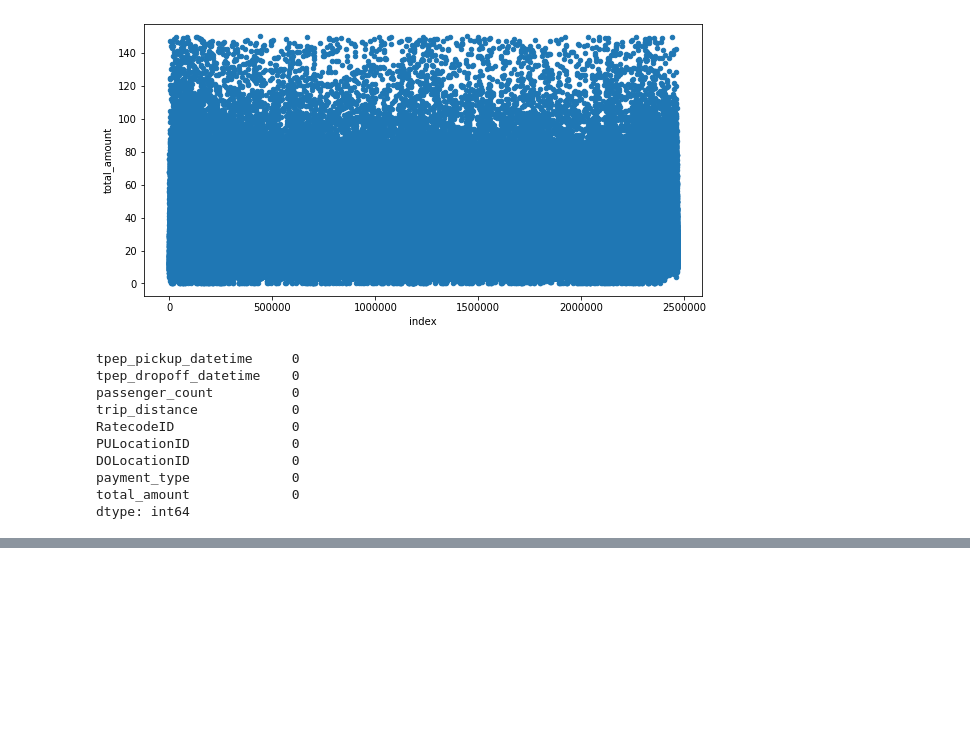
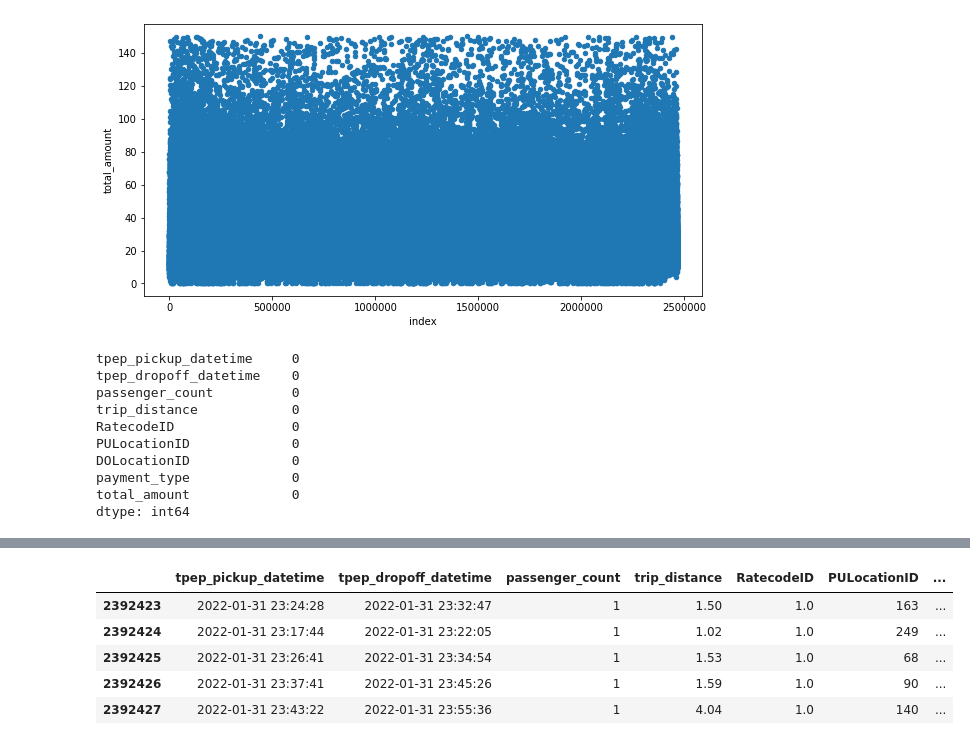
Before and after one commit to MosabKhaled/NewYorkTaxiAnalysis, a Jupyter notebook: New York Taxi Analysis .ipynb, the cells around one changed output, grey strips where cells are left out. Saved outputs shown, nothing was run; the diff lists cells and outputs as text; code cells hidden in the pictures; blank space fills up the shorter version.

```diff
--- a/New York Taxi Analysis .ipynb
+++ b/New York Taxi Analysis .ipynb
@@ -192,0 +267,9 @@ dtype: int64
+# %%
+df_preparation.tail()
+# %% [output]
+|  | tpep_pickup_datetime | tpep_dropoff_datetime | passenger_count | trip_distance | RatecodeID | PULocationID | ... |
+| 2392423 | 2022-01-31 23:24:28 | 2022-01-31 23:32:47 | 1 | 1.50 | 1.0 | 163 | ... |
+| 2392424 | 2022-01-31 23:17:44 | 2022-01-31 23:22:05 | 1 | 1.02 | 1.0 | 249 | ... |
+| 2392425 | 2022-01-31 23:26:41 | 2022-01-31 23:34:54 | 1 | 1.53 | 1.0 | 68 | ... |
+| 2392426 | 2022-01-31 23:37:41 | 2022-01-31 23:45:26 | 1 | 1.59 | 1.0 | 90 | ... |
+| 2392427 | 2022-01-31 23:43:22 | 2022-01-31 23:55:36 | 1 | 4.04 | 1.0 | 140 | ... |
```
Also changed, not shown: parts of 14 cells of this notebook.
